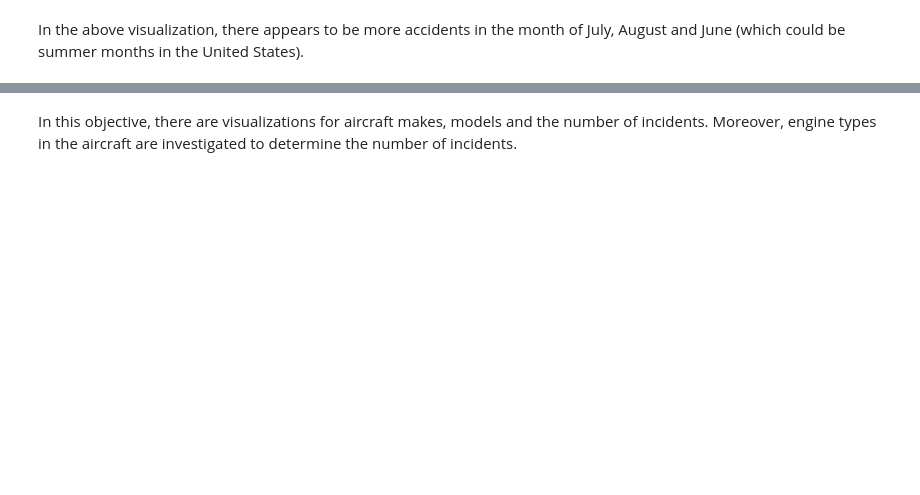
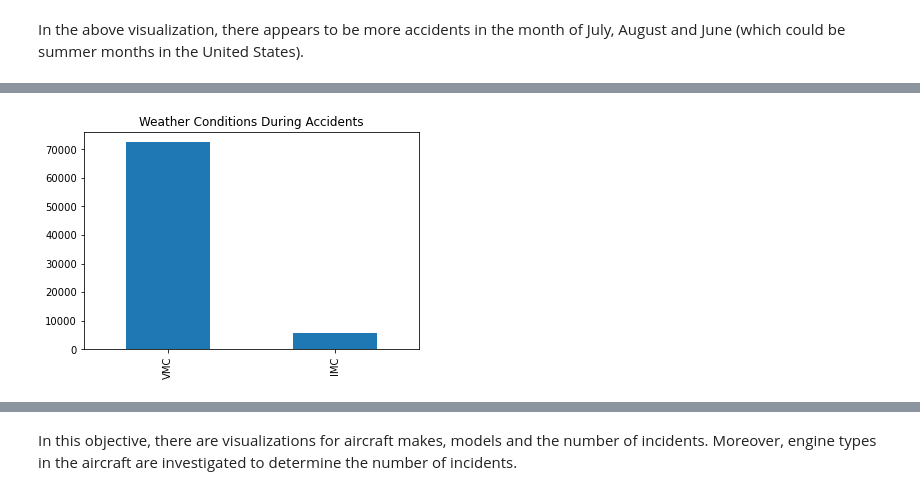
Before and after one commit to billysambasi/phase_1_project, a Jupyter notebook: index.ipynb, the cells around one changed output, grey strips where cells are left out. Saved outputs shown, nothing was run; the diff lists cells and outputs as text; code cells hidden in the pictures; blank space fills up the shorter version.

```diff
--- a/index.ipynb
+++ b/index.ipynb
@@ -343,0 +161,5 @@ In the above visualization, there appears to be more accidents in the month of J
+# %%
+# By weather condition
+clean_df["Weather.Condition"].value_counts().plot(kind="bar", title="Weather Conditions During Accidents");
+# %% [output]
+[figure, added]
```
Also changed, not shown: parts of 38 cells of this notebook.
